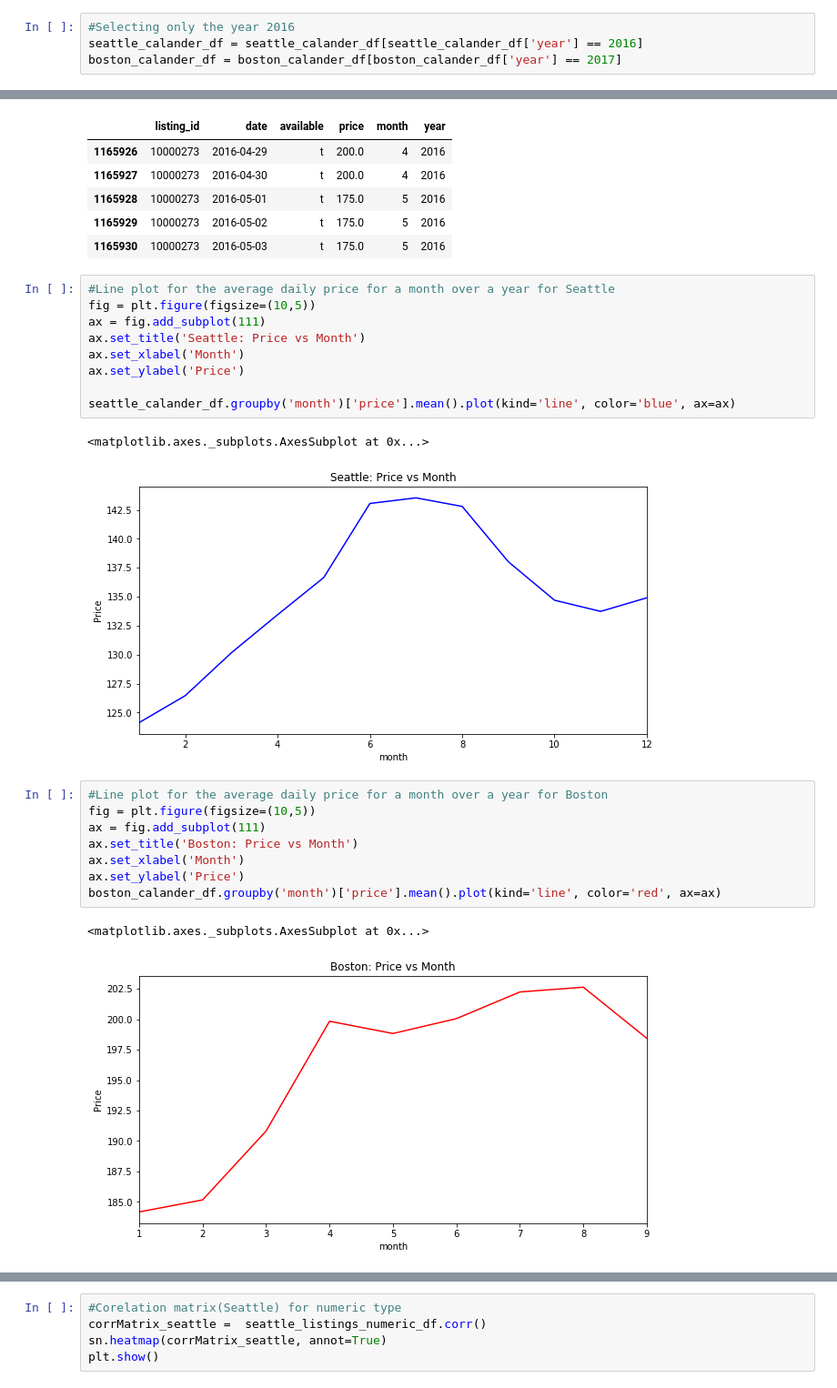
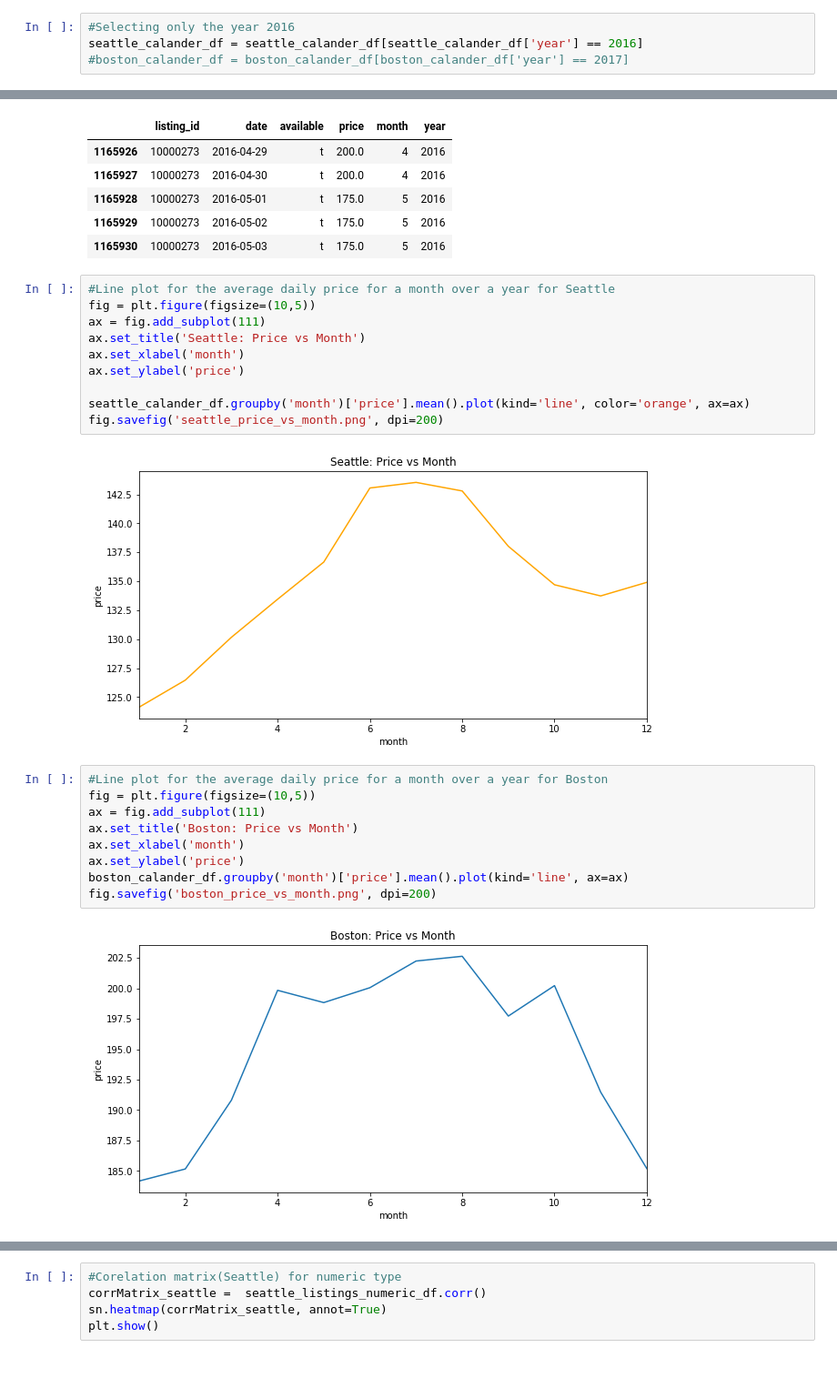
Before and after one commit to jyothishkjames/Seattle-Boston-Airbnb-Data-Analysis, a Jupyter notebook: data_prepration_modeling_evaluation.ipynb, the cells around one changed output, grey strips where cells are left out. Shown at 91% size. Saved outputs shown, nothing was run; the diff lists cells and outputs as text.

```diff
--- a/data_prepration_modeling_evaluation.ipynb
+++ b/data_prepration_modeling_evaluation.ipynb
@@ -262,7 +262,7 @@ seattle_calander_df.head()
 # %%
 #Selecting only the year 2016
 seattle_calander_df = seattle_calander_df[seattle_calander_df['year'] == 2016]
-boston_calander_df = boston_calander_df[boston_calander_df['year'] == 2017]
+#boston_calander_df = boston_calander_df[boston_calander_df['year'] == 2017]
 # %%
 seattle_calander_df.head()
 # %% [output]
@@ -277,22 +277,22 @@ seattle_calander_df.head()
 fig = plt.figure(figsize=(10,5))
 ax = fig.add_subplot(111)
 ax.set_title('Seattle: Price vs Month')
-ax.set_xlabel('Month')
-ax.set_ylabel('Price')
+ax.set_xlabel('month')
+ax.set_ylabel('price')
 
-seattle_calander_df.groupby('month')['price'].mean().plot(kind='line', color='blue', ax=ax)
+seattle_calander_df.groupby('month')['price'].mean().plot(kind='line', color='orange', ax=ax)
+fig.savefig('seattle_price_vs_month.png', dpi=200)
 # %% [output]
-<matplotlib.axes._subplots.AxesSubplot at 0x...>
-[figure, old version]
+[figure, new version]
 # %%
 #Line plot for the average daily price for a month over a year for Boston
 fig = plt.figure(figsize=(10,5))
 ax = fig.add_subplot(111)
 ax.set_title('Boston: Price vs Month')
-ax.set_xlabel('Month')
-ax.set_ylabel('Price')
-boston_calander_df.groupby('month')['price'].mean().plot(kind='line', color='red', ax=ax)
+ax.set_xlabel('month')
+ax.set_ylabel('price')
+boston_calander_df.groupby('month')['price'].mean().plot(kind='line', ax=ax)
+fig.savefig('boston_price_vs_month.png', dpi=200)
 # %% [output]
-<matplotlib.axes._subplots.AxesSubplot at 0x...>
-[figure, old version]
+[figure, new version]
 # %%
```
Also changed, not shown: parts of 12 cells of this notebook.
